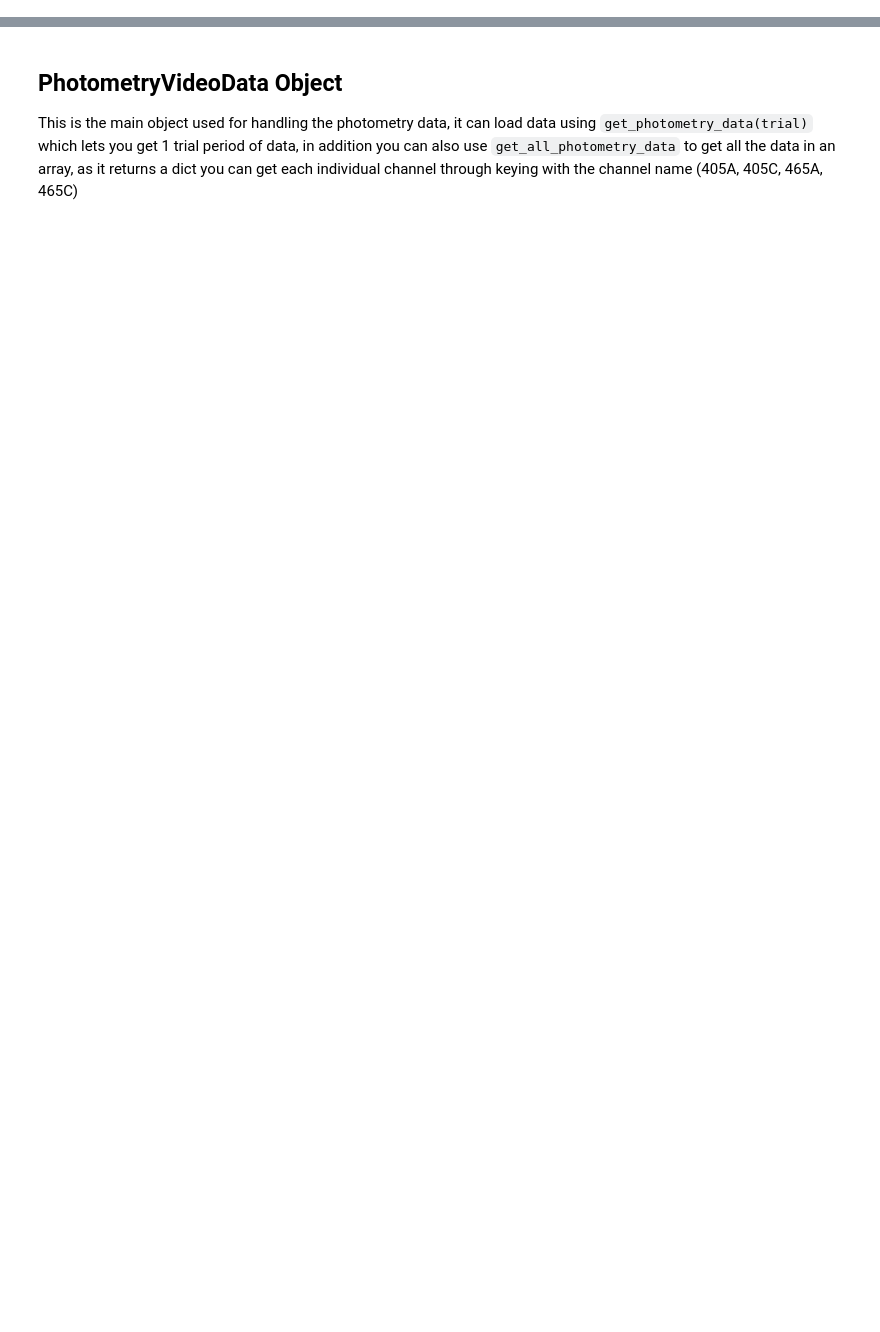
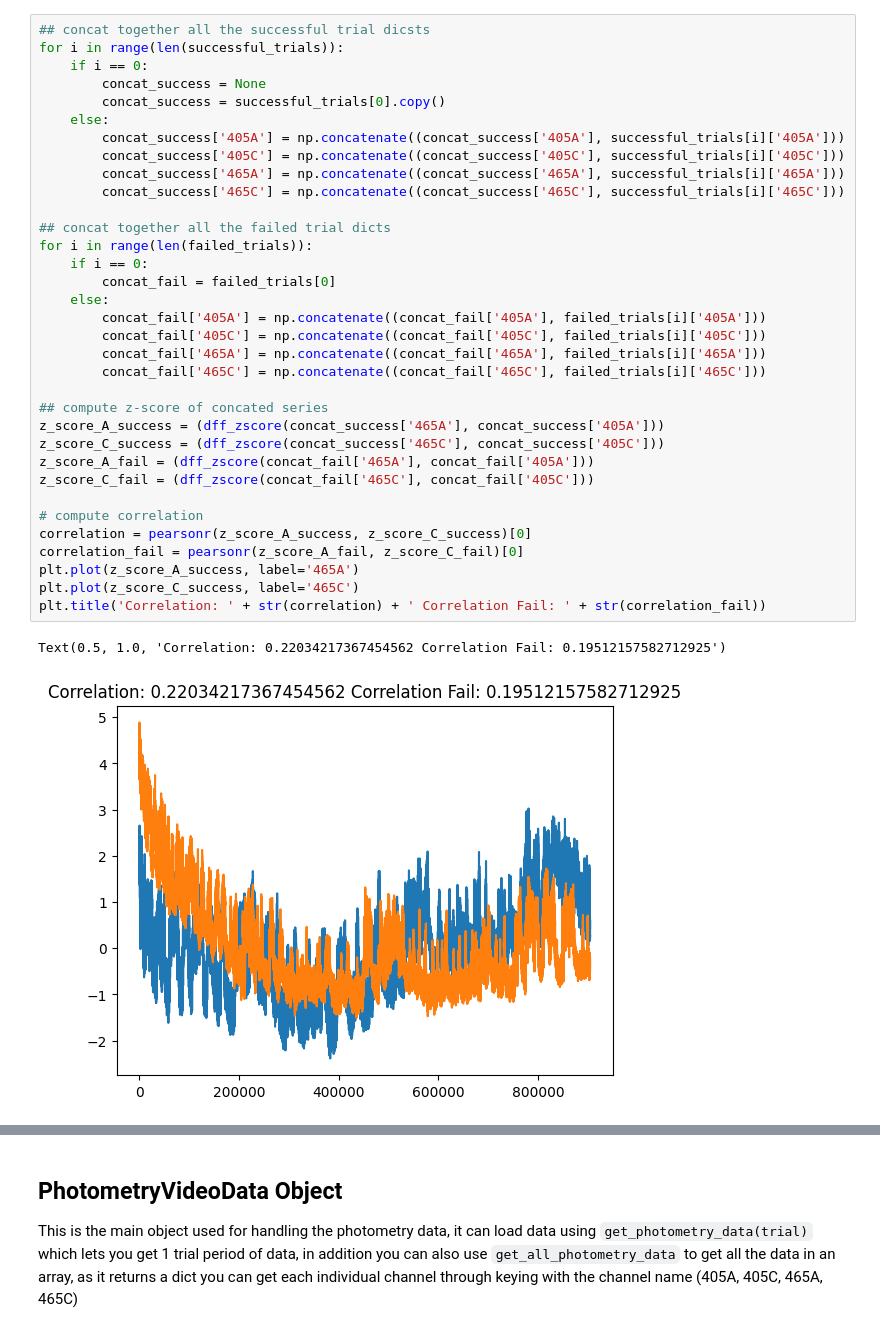
Before and after one commit to Tsuchijo/Social-Interaction-Analysis-, a Jupyter notebook: src/test_trials.ipynb, the cells around one changed output, grey strips where cells are left out. Saved outputs shown, nothing was run; the diff lists cells and outputs as text; blank space fills up the shorter version.

```diff
--- a/src/test_trials.ipynb
+++ b/src/test_trials.ipynb
@@ -11,0 +122,37 @@ test_experiment = pts.PhotometryVideoData(data_files['path'][1], trim_start=12)
+# %%
+## concat together all the successful trial dicsts
+for i in range(len(successful_trials)):
+    if i == 0:
+        concat_success = None
+        concat_success = successful_trials[0].copy()
+    else:
+        concat_success['405A'] = np.concatenate((concat_success['405A'], successful_trials[i]['405A']))
+        concat_success['405C'] = np.concatenate((concat_success['405C'], successful_trials[i]['405C']))
+        concat_success['465A'] = np.concatenate((concat_success['465A'], successful_trials[i]['465A']))
+        concat_success['465C'] = np.concatenate((concat_success['465C'], successful_trials[i]['465C']))
+
+## concat together all the failed trial dicts
+for i in range(len(failed_trials)):
+    if i == 0:
+        concat_fail = failed_trials[0]
+    else:
+        concat_fail['405A'] = np.concatenate((concat_fail['405A'], failed_trials[i]['405A']))
+        concat_fail['405C'] = np.concatenate((concat_fail['405C'], failed_trials[i]['405C']))
+        concat_fail['465A'] = np.concatenate((concat_fail['465A'], failed_trials[i]['465A']))
+        concat_fail['465C'] = np.concatenate((concat_fail['465C'], failed_trials[i]['465C']))
+
+## compute z-score of concated series
+z_score_A_success = (dff_zscore(concat_success['465A'], concat_success['405A']))
+z_score_C_success = (dff_zscore(concat_success['465C'], concat_success['405C']))
+z_score_A_fail = (dff_zscore(concat_fail['465A'], concat_fail['405A']))
+z_score_C_fail = (dff_zscore(concat_fail['465C'], concat_fail['405C']))
+
+# compute correlation
+correlation = pearsonr(z_score_A_success, z_score_C_success)[0]
+correlation_fail = pearsonr(z_score_A_fail, z_score_C_fail)[0]
+plt.plot(z_score_A_success, label='465A')
+plt.plot(z_score_C_success, label='465C')
+plt.title('Correlation: ' + str(correlation) + ' Correlation Fail: ' + str(correlation_fail))
+# %% [output]
+Text(0.5, 1.0, 'Correlation: 0.22034217367454562 Correlation Fail: 0.19512157582712925')
+[figure, added]
```
Also changed, not shown: parts of 14 cells of this notebook, 2 other files.
